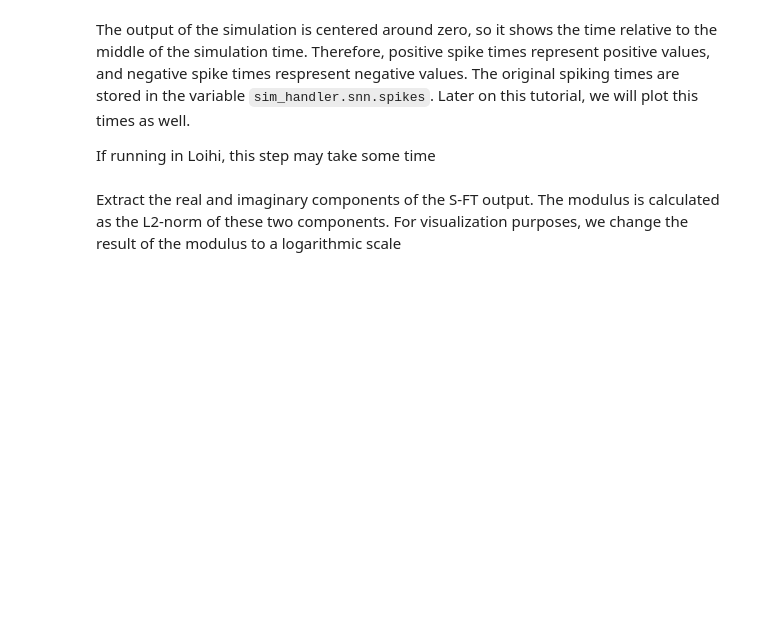
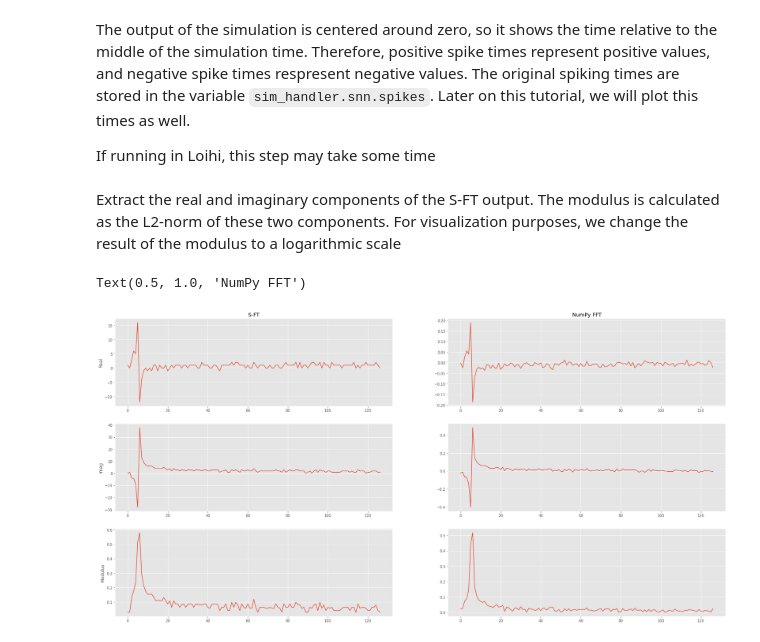
Before and after one commit to KI-ASIC-TUM/time-coded-SFT, a Jupyter notebook: spikingFT/examples/sft_example.ipynb, the cells around one changed output. Saved outputs shown, nothing was run; the diff lists cells and outputs as text; code cells hidden in the pictures; blank space fills up the shorter version.

```diff
--- a/spikingFT/examples/sft_example.ipynb
+++ b/spikingFT/examples/sft_example.ipynb
@@ -32,7 +32,7 @@ config = {
         "sim_time": 150,
         "time_step": 1,
         "mode": "dft",
-        "framework": "loihi",
+        "framework": "numpy",
         "current_decay": 0,
     },
     "data": {
@@ -81,12 +81,20 @@ ft_modulus = np.abs(ft_np)[1:int(nsamples/2)]
 # %%
 fig, axes = plt.subplots(nrows=3, ncols=2, figsize = (30, 15))
 axes[0,0].plot(real_spikes[1:128])
+axes[0,0].set_ylabel("Real")
 axes[1,0].plot(imag_spikes[1:128])
+axes[1,0].set_ylabel("Imag")
 axes[2,0].plot(sft_modulus[1:128])
+axes[2,0].set_ylabel("Modulus")
+axes[0,0].set_title("S-FT")
 
 axes[0,1].plot(ft_real)
 axes[1,1].plot(ft_imag)
 axes[2,1].plot(ft_modulus)
+axes[0,1].set_title("NumPy FFT")
+# %% [output]
+Text(0.5, 1.0, 'NumPy FFT')
+[figure, added]
 # %% [markdown]
 ## Plot neuronal dynamics
 
```
Also changed, not shown: parts of 2 cells of this notebook, 2 other files.
